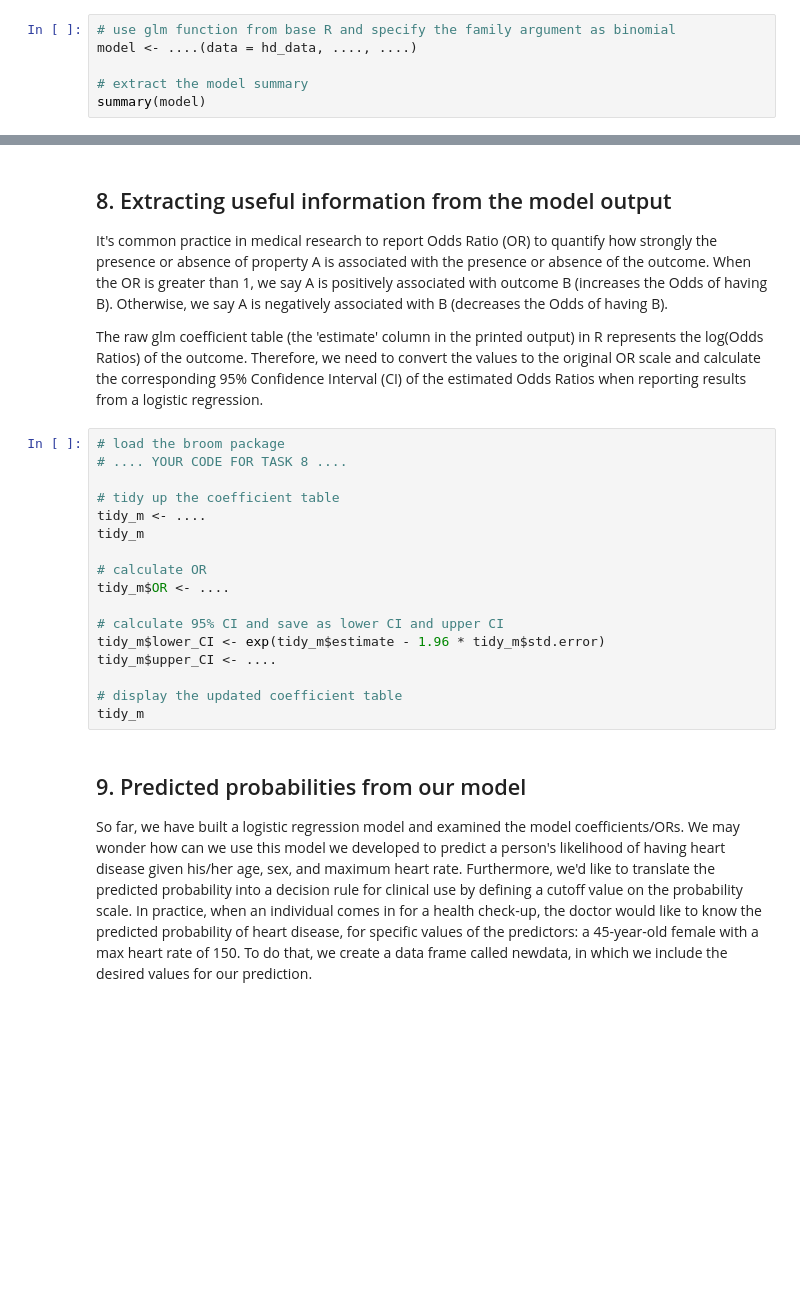
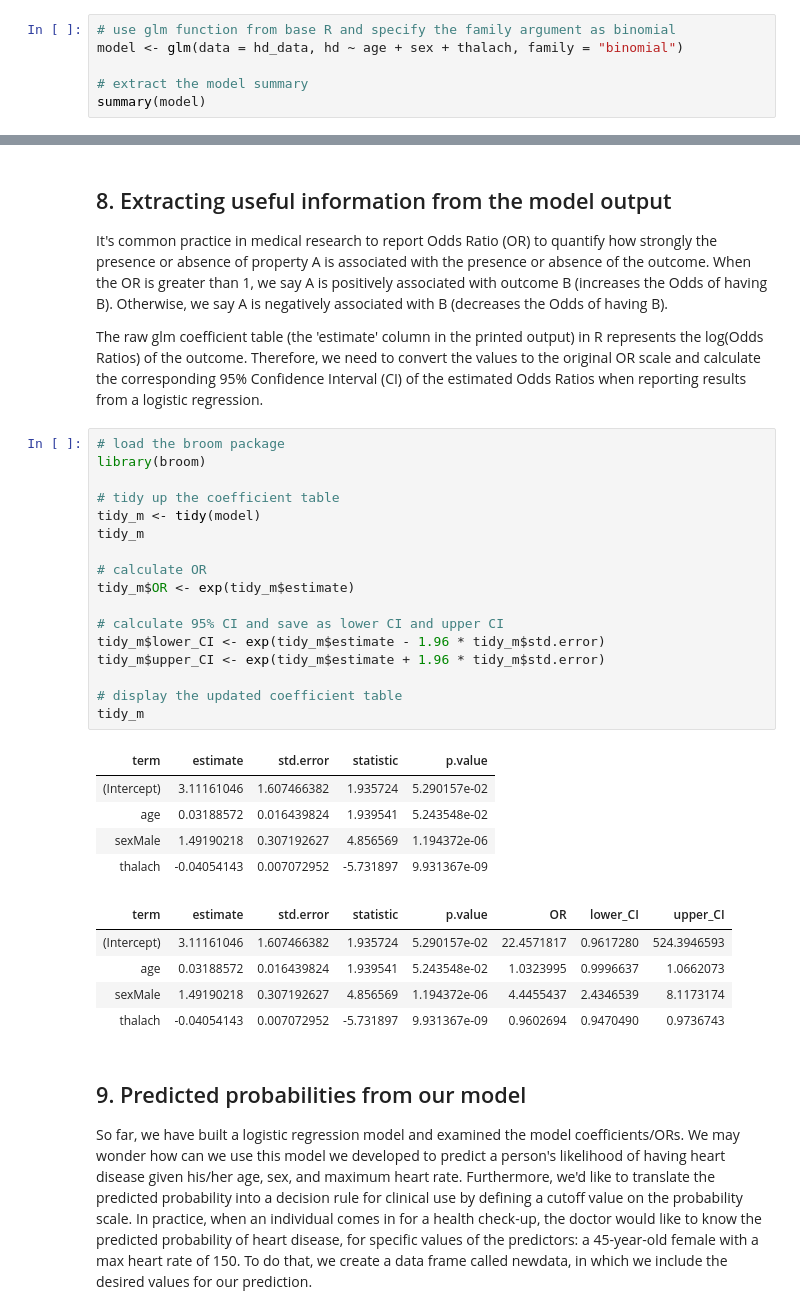
Before and after one commit to Nick-Kolowich/R-practice, a Jupyter notebook: What Your Heart Rate Is Telling You/notebook.ipynb, the cells around one changed output, grey strips where cells are left out. Cells and saved outputs as stored; diff of their text form; blank space fills up the shorter version.

Commit message:
build model

```diff
--- a/What Your Heart Rate Is Telling You/notebook.ipynb
+++ b/What Your Heart Rate Is Telling You/notebook.ipynb
@@ -100,7 +102,7 @@ ggplot(data = hd_data,....) + ....
 <p>The <code>glm()</code> command is designed to perform generalized linear models (regressions) on binary outcome data, count data, probability data, proportion data, and many other data types. In our case, the outcome is binary following a binomial distribution.</p>
 # %%
 # use glm function from base R and specify the family argument as binomial
-model <- ....(data = hd_data, ...., ....)
+model <- glm(data = hd_data, hd ~ age + sex + thalach, family = "binomial")
 
 # extract the model summary
 summary(model)
@@ -110,21 +130,32 @@ summary(model)
 <p>The raw glm coefficient table (the 'estimate' column in the printed output) in R represents the log(Odds Ratios) of the outcome. Therefore, we need to convert the values to the original OR scale and calculate the corresponding 95% Confidence Interval (CI) of the estimated Odds Ratios when reporting results from a logistic regression. </p>
 # %%
 # load the broom package
-# .... YOUR CODE FOR TASK 8 ....
+library(broom)
 
 # tidy up the coefficient table
-tidy_m <- ....
+tidy_m <- tidy(model)
 tidy_m
 
 # calculate OR
-tidy_m$OR <- ....
+tidy_m$OR <- exp(tidy_m$estimate)
 
 # calculate 95% CI and save as lower CI and upper CI
 tidy_m$lower_CI <- exp(tidy_m$estimate - 1.96 * tidy_m$std.error)
-tidy_m$upper_CI <- ....
+tidy_m$upper_CI <- exp(tidy_m$estimate + 1.96 * tidy_m$std.error)
 
 # display the updated coefficient table
 tidy_m
+# %% [output]
+| term | estimate | std.error | statistic | p.value |
+| (Intercept) | 3.11161046 | 1.607466382 | 1.935724 | 5.290157e-02 |
+| age | 0.03188572 | 0.016439824 | 1.939541 | 5.243548e-02 |
+| sexMale | 1.49190218 | 0.307192627 | 4.856569 | 1.194372e-06 |
+| thalach | -0.04054143 | 0.007072952 | -5.731897 | 9.931367e-09 |
+| term | estimate | std.error | statistic | p.value | OR | lower_CI | upper_CI |
+| (Intercept) | 3.11161046 | 1.607466382 | 1.935724 | 5.290157e-02 | 22.4571817 | 0.9617280 | 524.3946593 |
+| age | 0.03188572 | 0.016439824 | 1.939541 | 5.243548e-02 | 1.0323995 | 0.9996637 | 1.0662073 |
+| sexMale | 1.49190218 | 0.307192627 | 4.856569 | 1.194372e-06 | 4.4455437 | 2.4346539 | 8.1173174 |
+| thalach | -0.04054143 | 0.007072952 | -5.731897 | 9.931367e-09 | 0.9602694 | 0.9470490 | 0.9736743 |
 # %% [markdown]
 ## 9. Predicted probabilities from our model
 <p>So far, we have built a logistic regression model and examined the model coefficients/ORs. We may wonder how can we use this model we developed to predict a person's likelihood of having heart disease given his/her age, sex, and maximum heart rate. Furthermore, we'd like to translate the predicted probability into a decision rule for clinical use by defining a cutoff value on the probability scale. In practice, when an individual comes in for a health check-up, the doctor would like to know the predicted probability of heart disease, for specific values of the predictors: a 45-year-old female with a max heart rate of 150. To do that, we create a data frame called newdata, in which we include the desired values for our prediction.</p>
```
Also changed, not shown: parts of 2 cells of this notebook.
